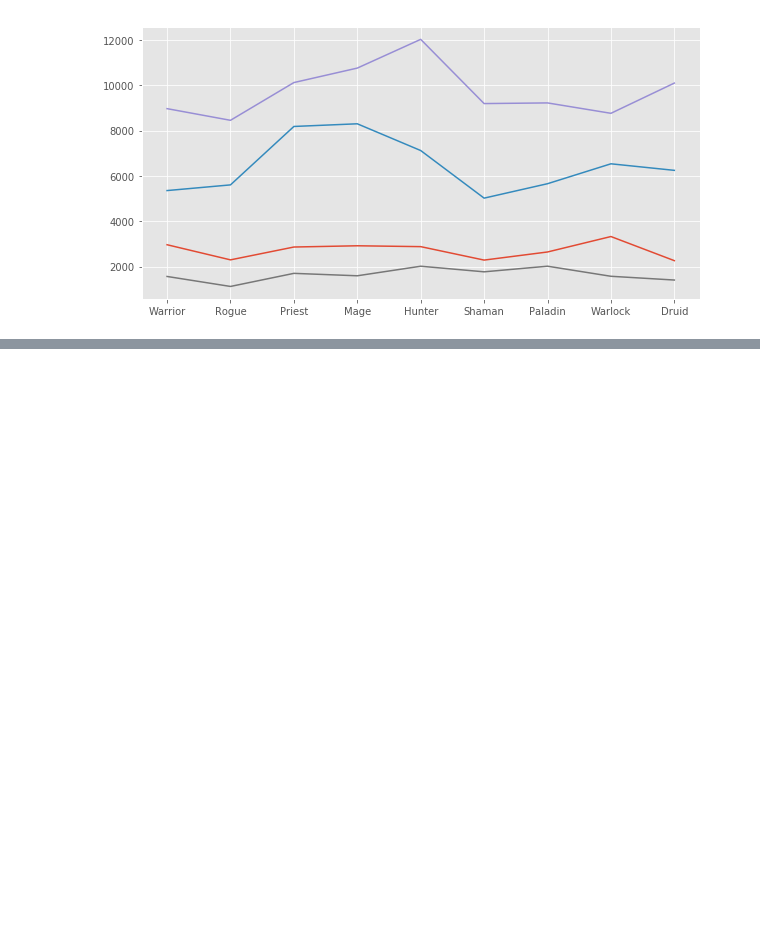
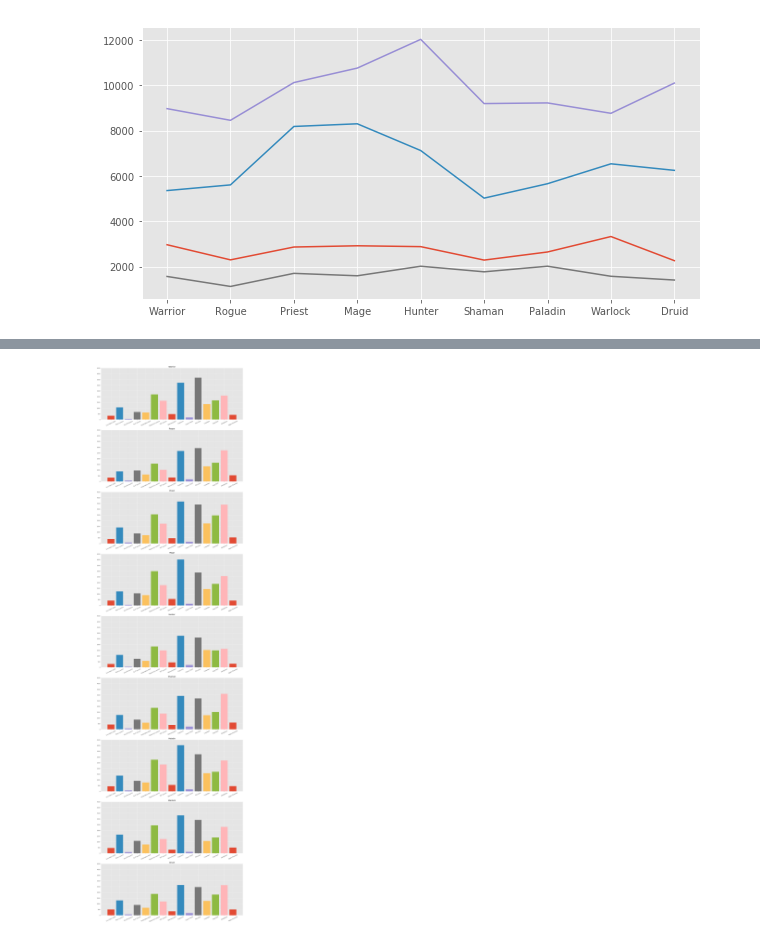
Before and after one commit to NJacobsohn/Hearthstone-Data-Analysis, a Jupyter notebook: EDA_plotting.ipynb, the cells around one changed output, grey strips where cells are left out. Cells and saved outputs as stored; diff of their text form; code cells hidden in the pictures; blank space fills up the shorter version.

```diff
--- a/EDA_plotting.ipynb
+++ b/EDA_plotting.ipynb
@@ -158,0 +212,15 @@ fig.savefig?
+# %%
+fig, axs = plt.subplots(9, 1, figsize=(16,60))
+for idx, ax in enumerate(axs.flatten()):
+    for patch in deck_set_event_list:
+        deck_condit = ranked_decks['deck_class'] == class_names[idx]
+        patch_condit = ranked_decks['deck_set'] == patch
+        ax.bar(patch, height=ranked_decks[deck_condit & patch_condit].count()['date'])
+        ax.set_xticks(np.arange(0, len(deck_set_event_list)))
+        ax.set_xticklabels(deck_set_event_list, rotation=25)
+        ax.set_title(class_names[idx])
+        ax.set_ylim(0, 4500)
+plt.tight_layout()
+plt.savefig("img/class_pop_per_patch.png")
+# %% [output]
+[figure, added]
```
Also changed, not shown: parts of 21 cells of this notebook, 4 other files.
